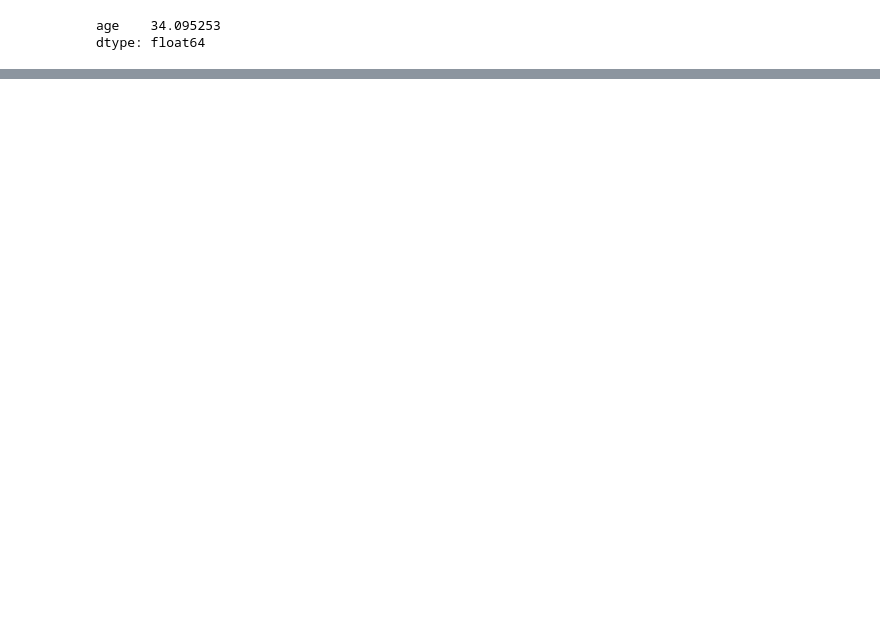
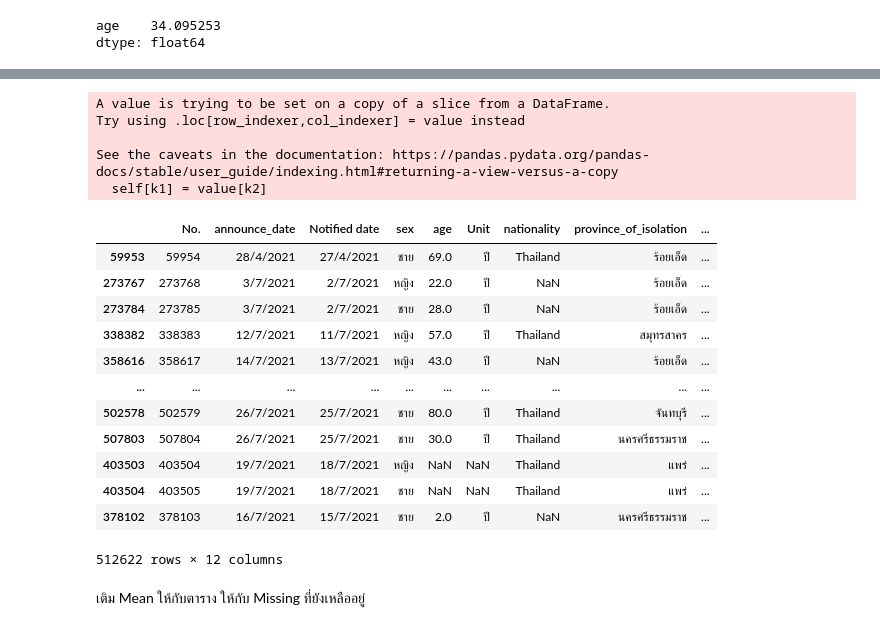
Before and after one commit to Chanunchida-May/DWDM21, a Jupyter notebook: Data_Preprocessing_(chapter3).ipynb, the cells around one changed output, grey strips where cells are left out. Cells and saved outputs as stored; diff of their text form; code cells hidden in the pictures; blank space fills up the shorter version.

```diff
--- a/Data_Preprocessing_(chapter3).ipynb
+++ b/Data_Preprocessing_(chapter3).ipynb
@@ -735,0 +867,2 @@ dtype: float64
+# %%
+data_cases2[['province_of_onset']] = data_cases2[['province_of_onset']].fillna('ไม่มีข้อมูล')
@@ -735,0 +891,3 @@ dtype: float64
+# %%
+all_cities = set(data_cases2['province_of_onset'])
+all_cities
@@ -735,0 +928,41 @@ dtype: float64
+# %%
+fixed_cities = []
+
+for city in all_cities:
+  # หาค่า mean ของเชียงใหม่
+  X_cases = data_cases2['province_of_onset'] == city
+  X_mean = data_cases2[X_cases]['age'].mean()
+
+# เลือกมาเฉพาะ data เชียงใหม่
+  data_X = data_cases2[X_cases]
+
+# เติมค่า mean แทน missing
+  data_X[['age']] = data_X[['age']].fillna(X_mean)
+
+  fixed_cities.append(data_X)
+
+data_cases2_nomissingage = pd.concat(fixed_cities)
+# %% [output]
+A value is trying to be set on a copy of a slice from a DataFrame.
+Try using .loc[row_indexer,col_indexer] = value instead
+
+See the caveats in the documentation: https://pandas.pydata.org/pandas-docs/stable/user_guide/indexing.html#returning-a-view-versus-a-copy
+  self[k1] = value[k2]
+# %%
+data_cases2_nomissingage
+# %% [output]
+|  | No. | announce_date | Notified date | sex | age | Unit | nationality | province_of_isolation | ... |
+| 59953 | 59954 | 28/4/2021 | 27/4/2021 | ชาย | 69.0 | ปี | Thailand | ร้อยเอ็ด | ... |
+| 273767 | 273768 | 3/7/2021 | 2/7/2021 | หญิง | 22.0 | ปี | NaN | ร้อยเอ็ด | ... |
+| 273784 | 273785 | 3/7/2021 | 2/7/2021 | ชาย | 28.0 | ปี | NaN | ร้อยเอ็ด | ... |
+| 338382 | 338383 | 12/7/2021 | 11/7/2021 | หญิง | 57.0 | ปี | Thailand | สมุทรสาคร | ... |
+| 358616 | 358617 | 14/7/2021 | 13/7/2021 | หญิง | 43.0 | ปี | NaN | ร้อยเอ็ด | ... |
+| ... | ... | ... | ... | ... | ... | ... | ... | ... | ... |
+| 502578 | 502579 | 26/7/2021 | 25/7/2021 | ชาย | 80.0 | ปี | Thailand | จันทบุรี | ... |
+| 507803 | 507804 | 26/7/2021 | 25/7/2021 | ชาย | 30.0 | ปี | Thailand | นครศรีธรรมราช | ... |
+| 403503 | 403504 | 19/7/2021 | 18/7/2021 | หญิง | NaN | NaN | Thailand | แพร่ | ... |
+| 403504 | 403505 | 19/7/2021 | 18/7/2021 | ชาย | NaN | NaN | Thailand | แพร่ | ... |
+| 378102 | 378103 | 16/7/2021 | 15/7/2021 | ชาย | 2.0 | ปี | NaN | นครศรีธรรมราช | ... |
+512622 rows × 12 columns
+# %% [markdown]
+เติม Mean ให้กับตาราง ให้กับ Missing ที่ยังเหลืออยู่
```
Also changed, not shown: parts of 31 cells of this notebook.
